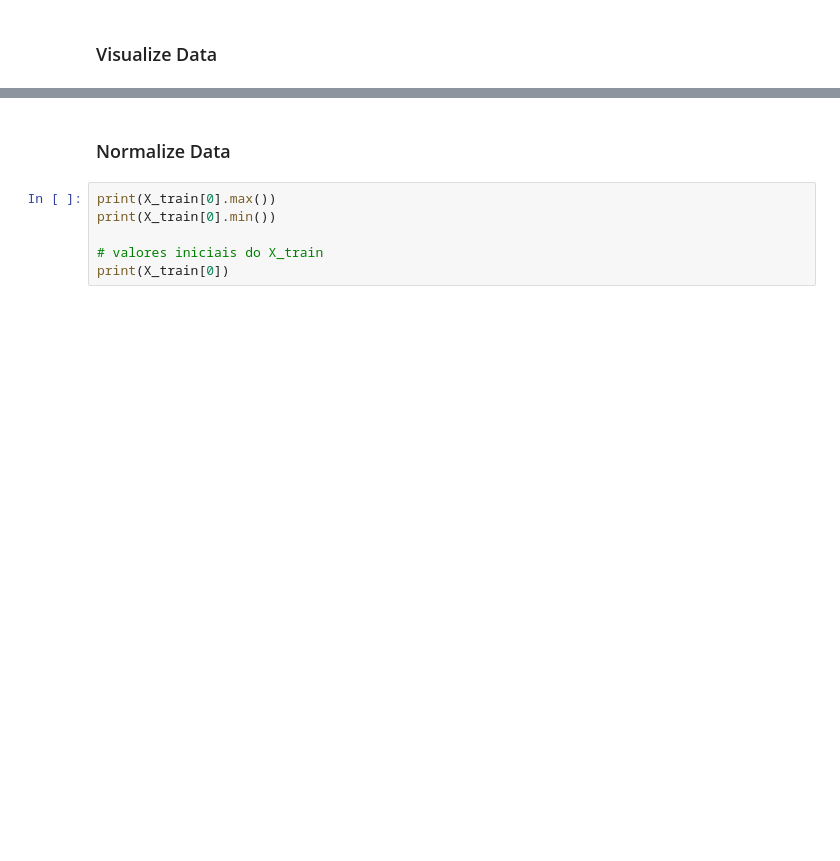
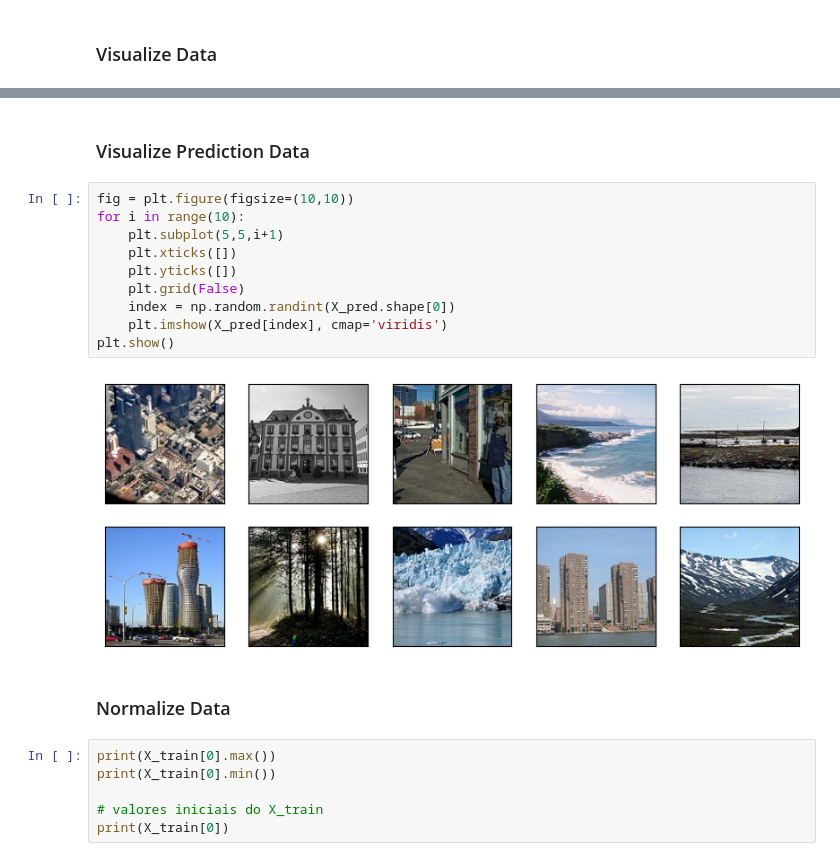
Before and after one commit to dianarrmiranda/TAA_2Project, a Jupyter notebook: model.ipynb, the cells around one changed output, grey strips where cells are left out. Cells and saved outputs as stored; diff of their text form; blank space fills up the shorter version.

```diff
--- a/model.ipynb
+++ b/model.ipynb
@@ -109,3 +138,17 @@ display_examples(class_names, X_train, y_train)
+# %% [markdown]
+### Visualize Prediction Data
+# %%
+fig = plt.figure(figsize=(10,10))
+for i in range(10):
+    plt.subplot(5,5,i+1)
+    plt.xticks([])
+    plt.yticks([])
+    plt.grid(False)
+    index = np.random.randint(X_pred.shape[0])
+    plt.imshow(X_pred[index], cmap='viridis')
+plt.show()
+# %% [output]
+[figure, added]
 # %% [markdown]
 ### Normalize Data
 # %%
```
Also changed, not shown: parts of 7 cells of this notebook.
